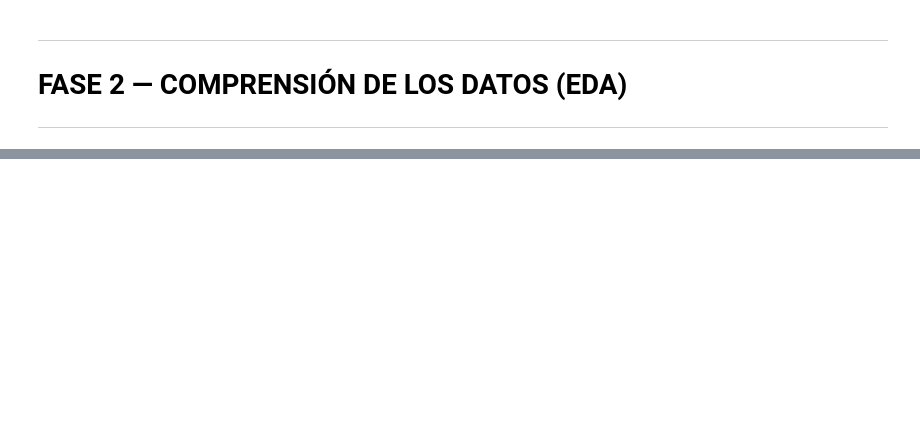
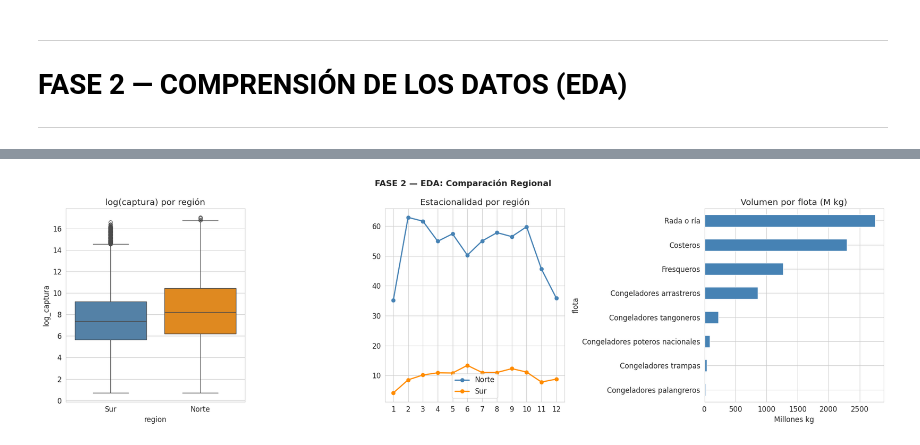
Before and after one commit to brandonOrellana/Trabajo_Integrador_Grupo_6, a Jupyter notebook: Trabajo_Integrador_Grupo_6.ipynb, the cells around one changed output, grey strips where cells are left out. Drawn from its saved outputs; the diff is of its cells as text; code cells hidden in the pictures; blank space fills up the shorter version.

```diff
--- a/Trabajo_Integrador_Grupo_6.ipynb
+++ b/Trabajo_Integrador_Grupo_6.ipynb
@@ -2162,0 +265,65 @@ print(f"""
+# %%
+# =============================================================
+# CELDA 3 — EDA: COMPARACIÓN REGIONAL (justificación segmentación)
+# =============================================================
+def asignar_region(prov):
+    if prov == 'Buenos Aires': return 'Norte'
+    elif prov in ['Río Negro','Chubut','Santa Cruz','Tierra del Fuego']: return 'Sur'
+    return 'sin especificar'
+
+df['region'] = df['provincia'].apply(asignar_region)
+df_valido = df[df['region'] != 'sin especificar'].copy()
+df_valido['log_captura'] = np.log1p(df_valido['captura'])
+
+fig, axes = plt.subplots(1, 3, figsize=(20, 6))
+
+# A) Boxplot por región
+sns.boxplot(data=df_valido, x='region', y='log_captura', ax=axes[0],
+            palette=['steelblue','darkorange'])
+axes[0].set_title('log(captura) por región')
+
+# B) Estacionalidad por región
+for r, c in [('Norte','steelblue'),('Sur','darkorange')]:
+    m = df_valido[df_valido['region']==r]
+    p = m.groupby('mes')['captura'].sum() / m['anio'].nunique() / 1e6
+    axes[1].plot(p.index, p.values, marker='o', label=r, color=c, lw=2)
+axes[1].set_title('Estacionalidad por región')
+axes[1].legend()
+axes[1].set_xticks(range(1,13))
+
+# C) Volumen por flota
+vol_flota = df_valido.groupby('flota')['captura'].sum().sort_values(ascending=True)/1e6
+vol_flota.plot(kind='barh', ax=axes[2], color='steelblue')
+axes[2].set_title('Volumen por flota (M kg)')
+axes[2].set_xlabel('Millones kg')
+
+plt.suptitle('FASE 2 — EDA: Comparación Regional', fontsize=14, fontweight='bold')
+plt.tight_layout()
+plt.show()
+
+# Test estadístico de justificación
+cap_n = df_valido[df_valido['region']=='Norte']['captura']
+cap_s = df_valido[df_valido['region']=='Sur']['captura']
+_, p_val = mannwhitneyu(cap_n, cap_s)
+print(f"\nMann-Whitney U test: p={p_val:.2e}")
+print(f"→ {'JUSTIFICA' if p_val<0.05 else 'NO justifica'} segmentación regional (p<0.05)")
+print(f"\nNorte: {len(cap_n):,} reg, {cap_n.sum()/1e6:.0f}M kg ({cap_n.sum()/df_valido['captura'].sum()*100:.0f}%)")
+print(f"Sur:   {len(cap_s):,} reg, {cap_s.sum()/1e6:.0f}M kg ({cap_s.sum()/df_valido['captura'].sum()*100:.0f}%)")
+
+# ▶ CORRECCIÓN: Conclusiones explícitas del EDA
+print(f"""
+{'='*66}
+CONCLUSIONES DEL EDA
+{'='*66}
+1. Distribución del target extremadamente asimétrica (skew={df['captura'].skew():.1f})
+   → justifica transformación log(1+x)
+2. Estacionalidad clara: picos en Q1-Q2 (verano-otoño), valles en Q3
+3. Regiones estadísticamente diferentes (p={p_val:.2e})
+   → Norte concentra 84% del volumen, con perfil distinto
+4. Registros decrecientes 2010→2019 ({reg_anual.iloc[0]:,}→{reg_anual.iloc[-1]:,})
+   → posible cambio estructural a documentar
+5. 5.85% de coordenadas nulas → no se usan como features
+6. Flota "Rada o ría" y "Costeros" dominan en registros
+""")
+# %% [output]
+[figure, added]
```
Also changed, not shown: parts of 47 cells of this notebook, 1 other file.
